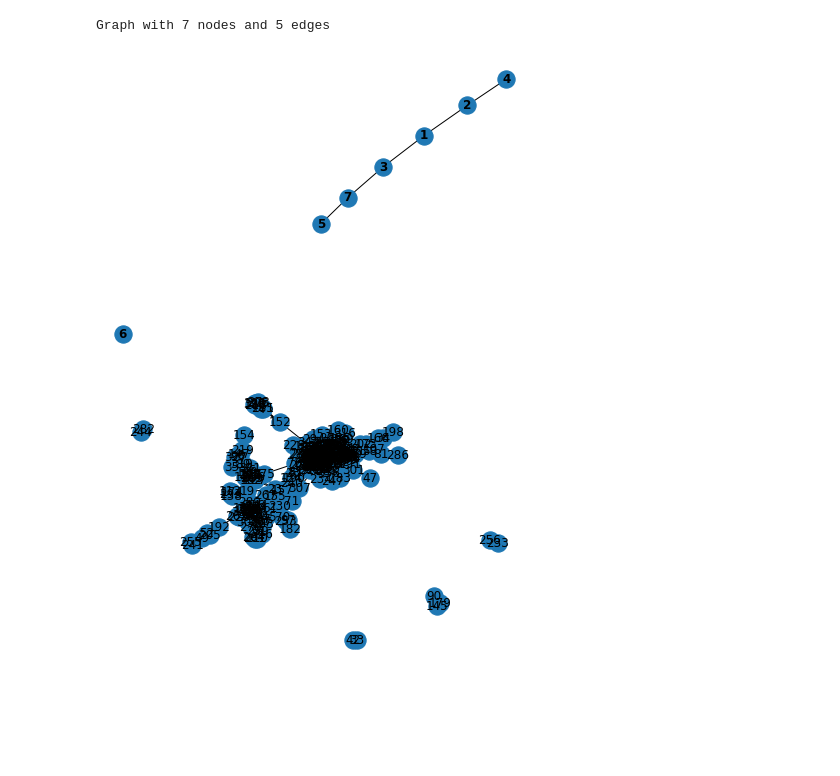
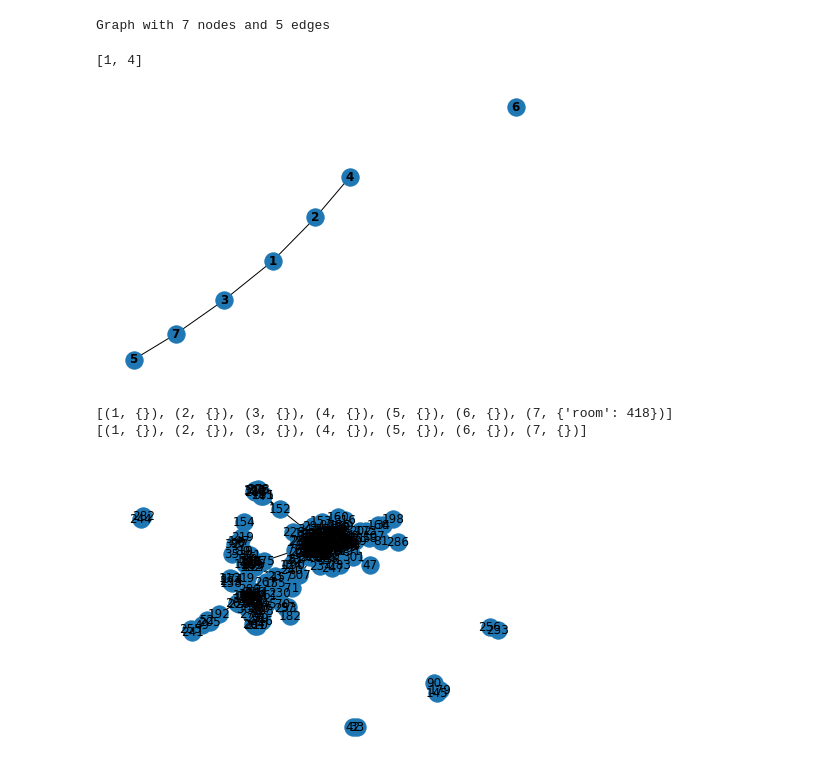
Before and after one commit to kunalbose/MinorProject, a Jupyter notebook: scripts/graphMP.ipynb, the cells around one changed output. Drawn from its saved outputs; the diff is of its cells as text; code cells hidden in the pictures; blank space fills up the shorter version.

```diff
--- a/scripts/graphMP.ipynb
+++ b/scripts/graphMP.ipynb
@@ -17,8 +21,18 @@ print(G)
 Graph with 7 nodes and 5 edges
 # %%
 nx.draw(G,with_labels=True, font_weight='bold')
+[n for n in G[2]]
 # %% [output]
+[1, 4]
-[figure, old version]
+[figure, new version]
+# %%
+H = copy.deepcopy(G)
+H.nodes[7]["room"] = 418
+print(H.nodes.data())
+print(G.nodes.data())
+# %% [output]
+[(1, {}), (2, {}), (3, {}), (4, {}), (5, {}), (6, {}), (7, {'room': 418})]
+[(1, {}), (2, {}), (3, {}), (4, {}), (5, {}), (6, {}), (7, {})]
 # %%
 G1 = nx.read_edgelist('./0.edges', create_using=nx.Graph(), nodetype=int)
 # %%
```
Also changed, not shown: parts of 5 cells of this notebook.
